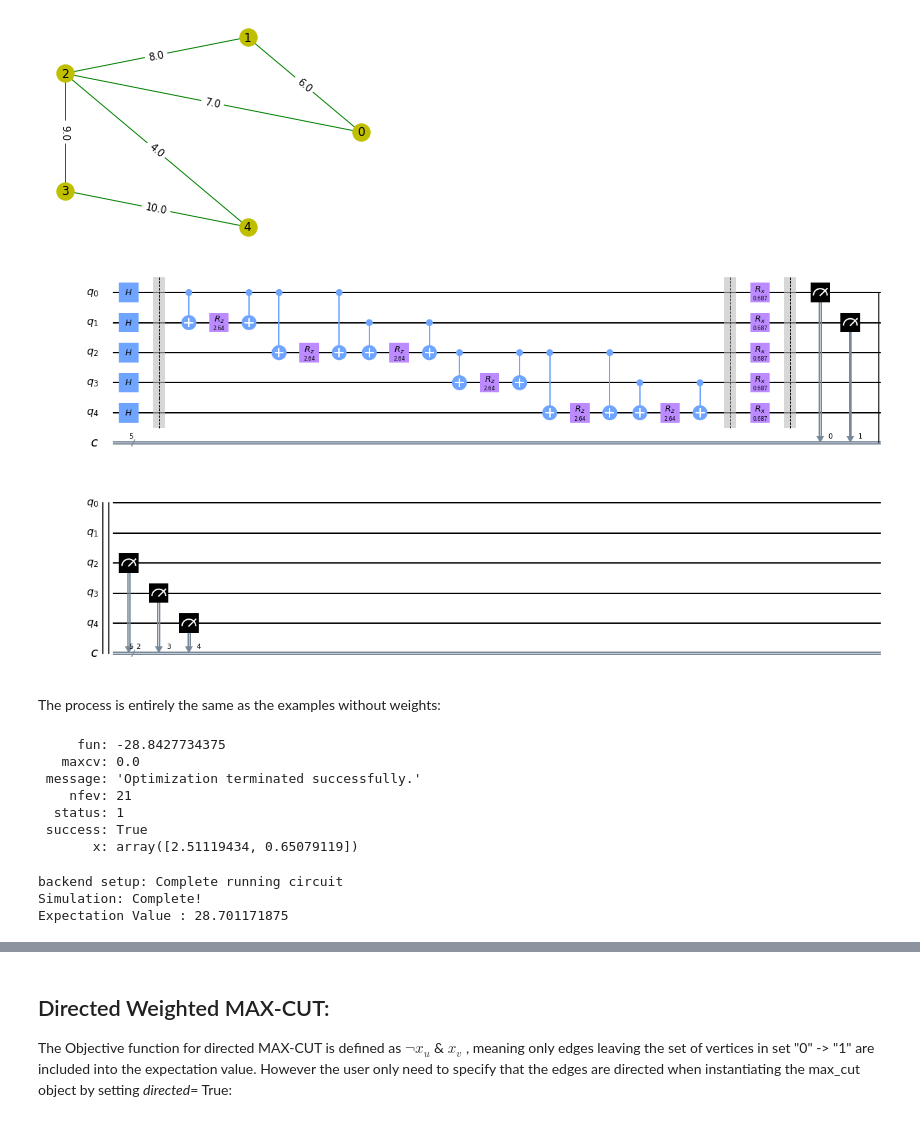
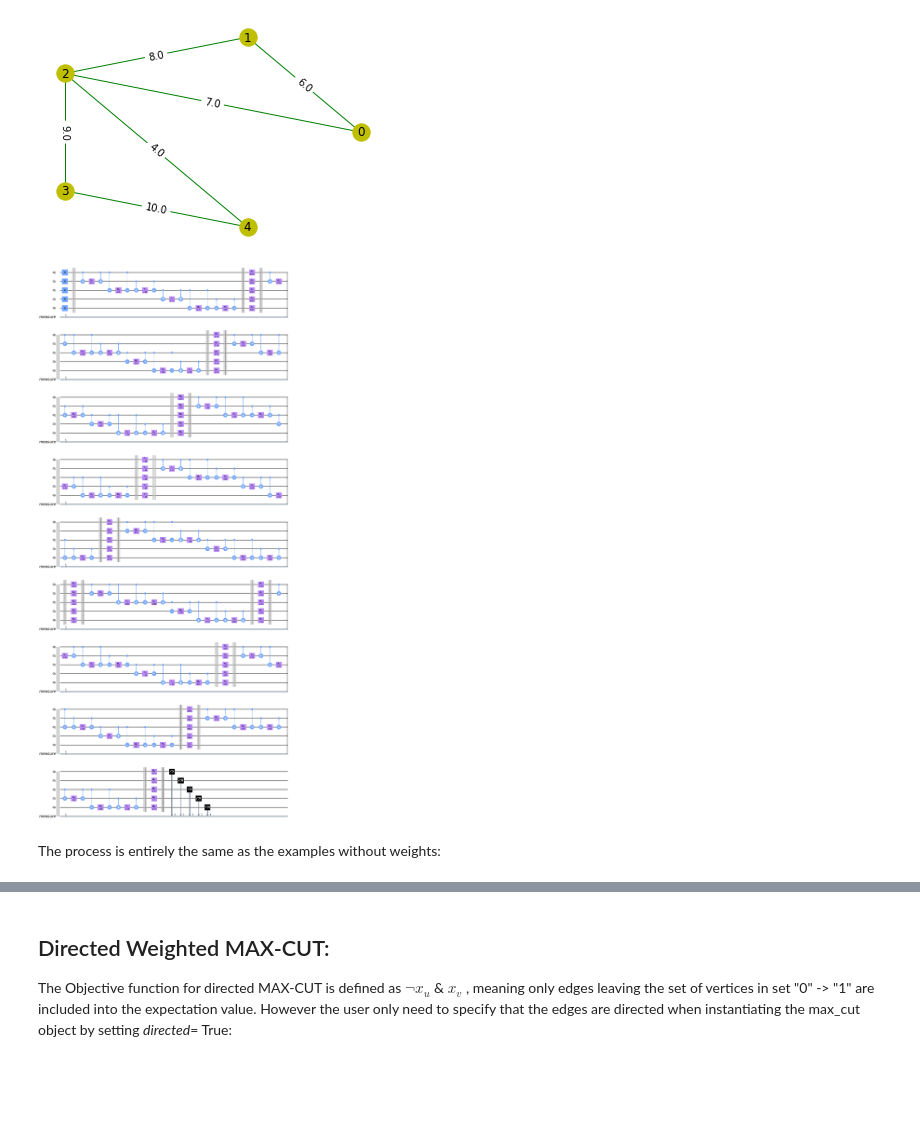
Before and after one commit to nus-comparch/hamiltonian_engine, a Jupyter notebook: Examples/2_PredefinedExamples_MAXCUT.ipynb, the cells around one changed output, grey strips where cells are left out. Drawn from its saved outputs; the diff is of its cells as text; code cells hidden in the pictures; blank space fills up the shorter version.

```diff
--- a/Examples/2_PredefinedExamples_MAXCUT.ipynb
+++ b/Examples/2_PredefinedExamples_MAXCUT.ipynb
@@ -115,30 +126,21 @@ nx.draw_networkx_edge_labels(G,nx.circular_layout(G),edge_labels=labels)
 # %%
 # instantiate a MAX_CUT object which prepares converts the objective function into a Pauli Hamiltonian
 shots = 1024
-max_cutWeights = mc.max_cut(G,shots=shots)
+hyperparams=[2.16149434, 2.28535718, 1.64643326, 1.21452401, 2.3402498 ,
+       1.43574739, 0.78748841, 1.62426252, 2.219211  , 2.18111064,
+       0.62319434, 1.1945989 , 2.28503689, 1.42890935, 1.79117403,
+       1.51900926, 2.17752931, 2.22967806, 0.66207637, 1.2113105 ]
+max_cutWeights = mc.max_cut(10, G, shots=shots)
 max_cutWeights.generate_quantumCircuit(G, hyperparams)
 # %% [output]
-[figure, old version]
+[figure, new version]
 # %% [markdown]
 The process is entirely the same as the examples without weights:
 # %%
-hyperparams=[2.859775  , 0.46114942]
 opt_hyperparams = max_cutWeights.run_QAOA(hyperparams,'COBYLA')
-# %% [output]
-     fun: -28.8427734375
-   maxcv: 0.0
- message: 'Optimization terminated successfully.'
-    nfev: 21
-  status: 1
- success: True
-       x: array([2.51119434, 0.65079119])
 # %%
 max_cutWeights.generate_quantumCircuit(G, opt_hyperparams)
-res = max_cutWeights.run_circuit(G)
+res = max_cutWeights.run_circuit()
-# %% [output]
-backend setup: Complete running circuit
-Simulation: Complete!
-Expectation Value : 28.701171875
 # %%
 from qiskit.visualization import plot_histogram
 plot_histogram(res.get_counts(),figsize = (30,20),bar_labels = False)
```
Also changed, not shown: parts of 19 cells of this notebook, 6 other files.
